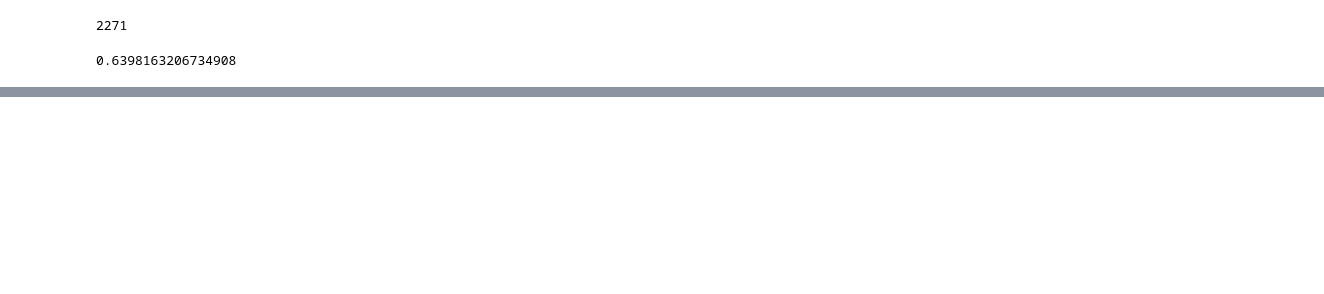
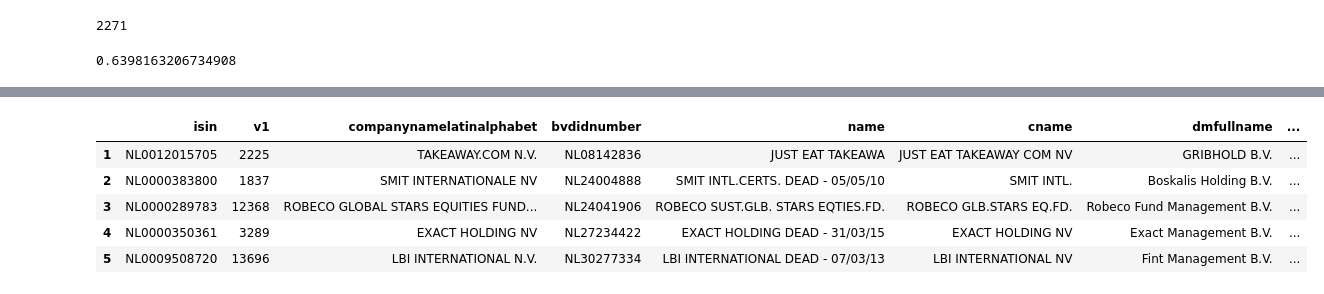
Before and after one commit to l-vicen/TUM-Eline-DataOperations, a Jupyter notebook: code.ipynb, the cells around one changed output, grey strips where cells are left out. Cells and saved outputs as stored; diff of their text form; code cells hidden in the pictures; blank space fills up the shorter version.

```diff
--- a/code.ipynb
+++ b/code.ipynb
@@ -523,0 +638,12 @@ namelist
+# %%
+### ENCODING OBSERVATIONS
+categories = ["M", "F"] # Males == 1; Females == 0;
+cleanup = [1, 0]
+
+persons = ["natural", "non-natural"] # Natural == 1; Non-natural == 0;
+
+combiner["GenderManual"] = combiner["dmgender"].replace(categories, cleanup)
+combiner["NaturalPerson"] = combiner["NaturalPerson"].replace(persons, cleanup)
+#combiner["NaturalPerson"].value_counts()
+#combiner["GenderManual"].value_counts()
+combiner.head()
@@ -523,0 +658,74 @@ namelist
+# %%
+### CLEANind & .CSV
+drops = [ 'ExtendedFinalScore',
+ 'ExtendedScore',
+ 'score',
+ 'FilterAge',
+ 'FilterBirthDate',
+ 'FilterEntities',
+ 'FilterGender',
+ 'FilterSymbols',
+ 'FilterTitle']
+
+dataFinal = combiner.drop(drops, axis=1)
+
+column_names = ['isin',
+ 'v1',
+ 'companynamelatinalphabet',
+ 'bvdidnumber',
+ 'name',
+ 'cname',
+ 'dmfullname',
+ 'dmuciuniquecontactidentifie',
+ 'dmjobtitleinenglish',
+ 'dmjobtitle',
+ 'dmappointmentdate',
+ 'dmresignationdate',
+ 'dmtitle',
+ 'dmsalutation',
+ 'dmfirstname',
+ 'dmmiddlename',
+ 'dmlastname',
+ 'dmsuffix',
+ 'dmgender',
+ 'dmbirthdate',
+ 'dmage',
+ 'dmagebracket',
+ 'dmcountryiesofnationality',
+ 'dmaddress',
+ 'dmcountry',
+ 'dmemailaddress',
+ 'dmbiography',
+ 'dmtypeofrole',
+ 'dmboardcommitteeordepartmen',
+ 'dmlevelofresponsibility',
+ 'dmalsoashareholder',
+ 'dmconfirmationdates',
+ 'dmdateslastreceivedfromip',
+ 'dmnotvalidafterdate',
+ 'dminformationsources',
+ 'dminformationproviders',
+ 'dmcollege',
+ 'dmdegreecode',
+ 'dmmajor',
+ 'dmgraduationdate',
+ 'dmcorp',
+ 'gender',
+ 'dmcorrespondingbvdidwhenapp',
+ 'dmasanycategory',
+ 'dmcurrentorprevious',
+ 'dmbirthplace',
+ 'dmhasasignatoryright',
+ 'dmhasapowerofattorney',
+ 'dmnoofcosinwhichacurrent',
+ 'compensationsalaryeur', 'NaturalPerson', 'GenderManual']
+
+dataFinal = dataFinal.reindex(columns=column_names)
+dataFinal.head()
+# %% [output]
+|  | isin | v1 | companynamelatinalphabet | bvdidnumber | name | cname | dmfullname | ... |
+| 1 | NL0012015705 | 2225 | TAKEAWAY.COM N.V. | NL08142836 | JUST EAT TAKEAWA | JUST EAT TAKEAWAY COM NV | GRIBHOLD B.V. | ... |
+| 2 | NL0000383800 | 1837 | SMIT INTERNATIONALE NV | NL24004888 | SMIT INTL.CERTS. DEAD - 05/05/10 | SMIT INTL. | Boskalis Holding B.V. | ... |
+| 3 | NL0000289783 | 12368 | ROBECO GLOBAL STARS EQUITIES FUND... | NL24041906 | ROBECO SUST.GLB. STARS EQTIES.FD. | ROBECO GLB.STARS EQ.FD. | Robeco Fund Management B.V. | ... |
+| 4 | NL0000350361 | 3289 | EXACT HOLDING NV | NL27234422 | EXACT HOLDING DEAD - 31/03/15 | EXACT HOLDING NV | Exact Management B.V. | ... |
+| 5 | NL0009508720 | 13696 | LBI INTERNATIONAL N.V. | NL30277334 | LBI INTERNATIONAL DEAD - 07/03/13 | LBI INTERNATIONAL NV | Fint Management B.V. | ... |
```
Also changed, not shown: parts of 19 cells of this notebook, 3 other files.
